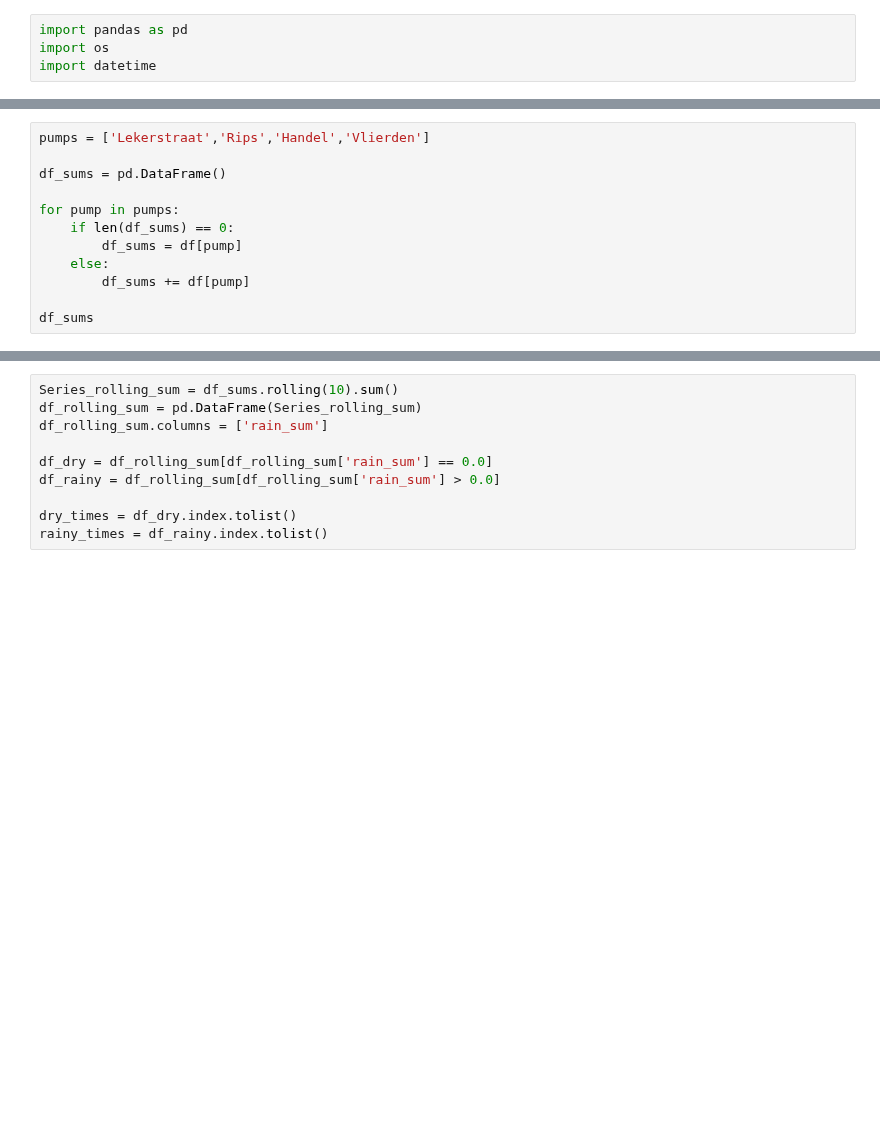
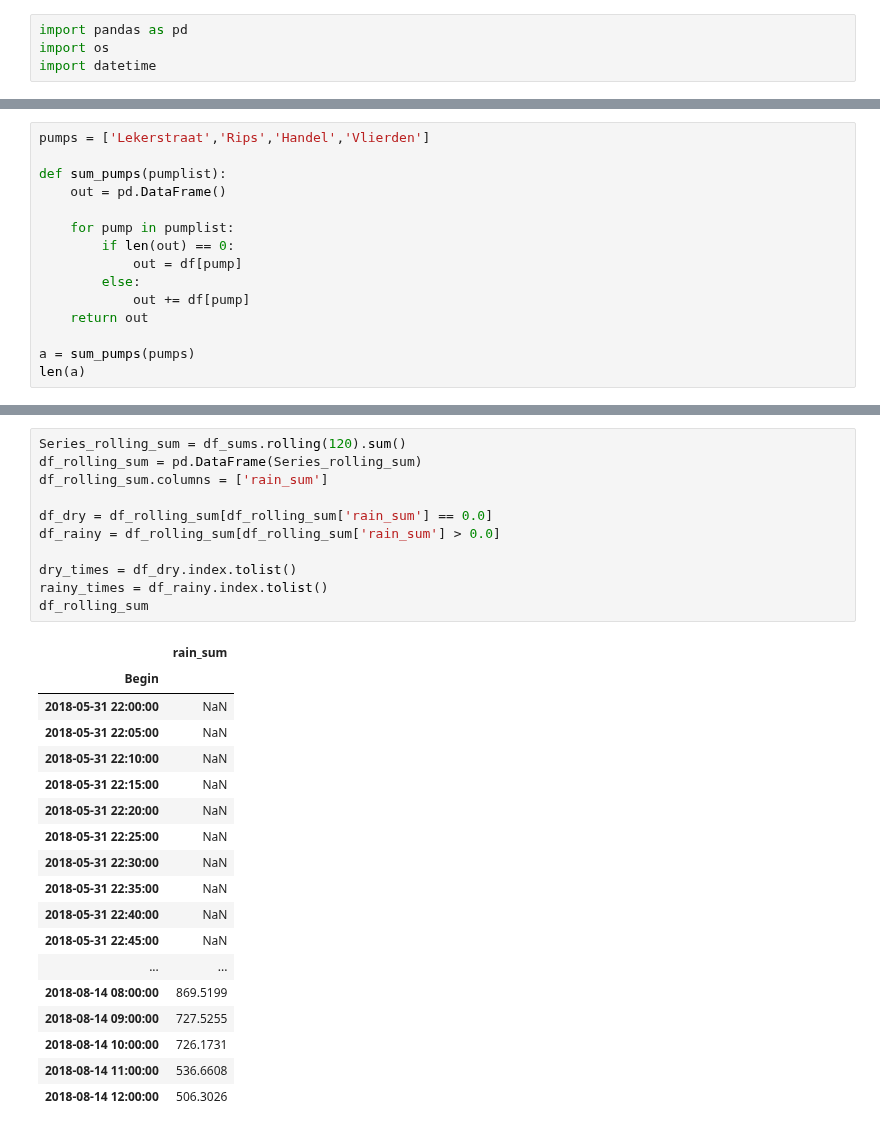
Before and after one commit to Trezorro/waterschap-datachallenge, a Jupyter notebook: Summing_rain_pumps.ipynb, the cells around one changed output, grey strips where cells are left out. Saved outputs shown, nothing was run; the diff lists cells and outputs as text; blank space fills up the shorter version.

```diff
--- a/Summing_rain_pumps.ipynb
+++ b/Summing_rain_pumps.ipynb
@@ -62,13 +79,16 @@ df = df.set_index('Begin')
 # %%
 pumps = ['Lekerstraat','Rips','Handel','Vlierden']
 
-df_sums = pd.DataFrame()
+def sum_pumps(pumplist):
+    out = pd.DataFrame()
 
-for pump in pumps:
-    if len(df_sums) == 0:
-        df_sums = df[pump]
-    else:
-        df_sums += df[pump]
+    for pump in pumplist:
+        if len(out) == 0:
+            out = df[pump]
+        else:
+            out += df[pump]
+    return out
 
-df_sums
+a = sum_pumps(pumps)
+len(a)
 # %% [output]
@@ -92,11 +96,30 @@ Name: Lekerstraat, Length: 128102, dtype: float64
 # %%
-Series_rolling_sum = df_sums.rolling(10).sum()
+Series_rolling_sum = df_sums.rolling(120).sum()
 df_rolling_sum = pd.DataFrame(Series_rolling_sum)
 df_rolling_sum.columns = ['rain_sum']
 
 df_dry = df_rolling_sum[df_rolling_sum['rain_sum'] == 0.0]
 df_rainy = df_rolling_sum[df_rolling_sum['rain_sum'] > 0.0]
 
 dry_times = df_dry.index.tolist()
 rainy_times = df_rainy.index.tolist()
+df_rolling_sum
 # %% [output]
+|  | rain_sum |
+| Begin |  |
+| 2018-05-31 22:00:00 | NaN |
+| 2018-05-31 22:05:00 | NaN |
+| 2018-05-31 22:10:00 | NaN |
+| 2018-05-31 22:15:00 | NaN |
+| 2018-05-31 22:20:00 | NaN |
+| 2018-05-31 22:25:00 | NaN |
+| 2018-05-31 22:30:00 | NaN |
+| 2018-05-31 22:35:00 | NaN |
+| 2018-05-31 22:40:00 | NaN |
+| 2018-05-31 22:45:00 | NaN |
+| ... | ... |
+| 2018-08-14 08:00:00 | 869.5199 |
+| 2018-08-14 09:00:00 | 727.5255 |
+| 2018-08-14 10:00:00 | 726.1731 |
+| 2018-08-14 11:00:00 | 536.6608 |
+| 2018-08-14 12:00:00 | 506.3026 |
```
Also changed, not shown: parts of 6 cells of this notebook.
